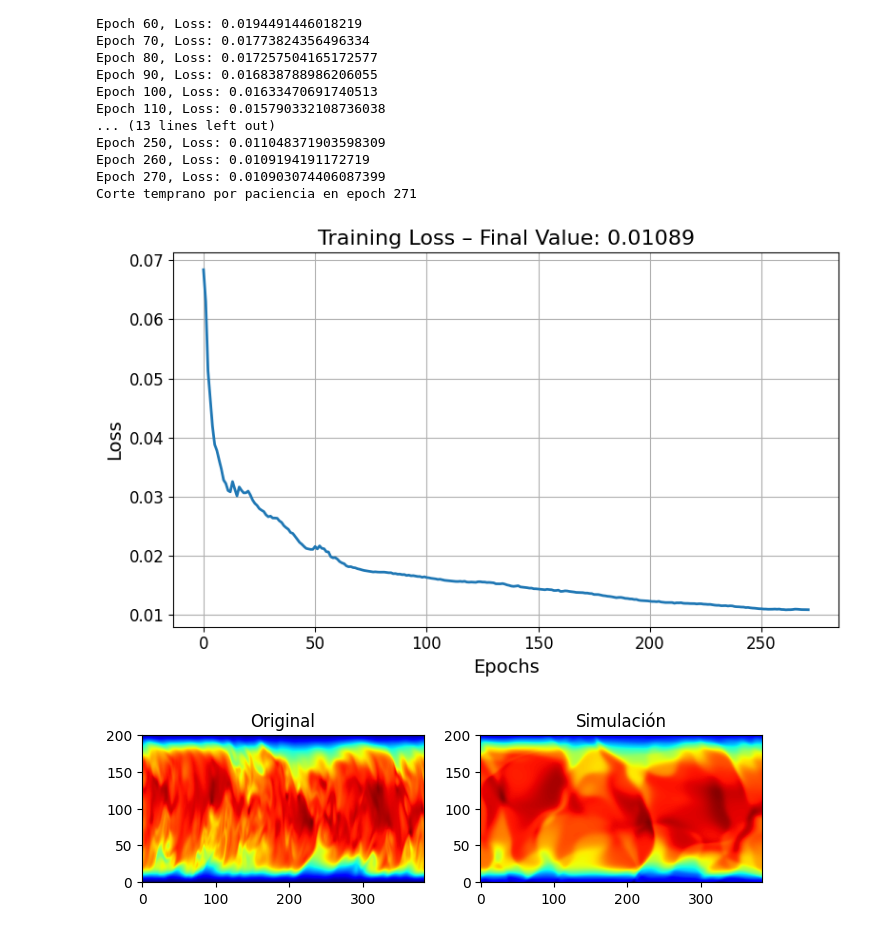
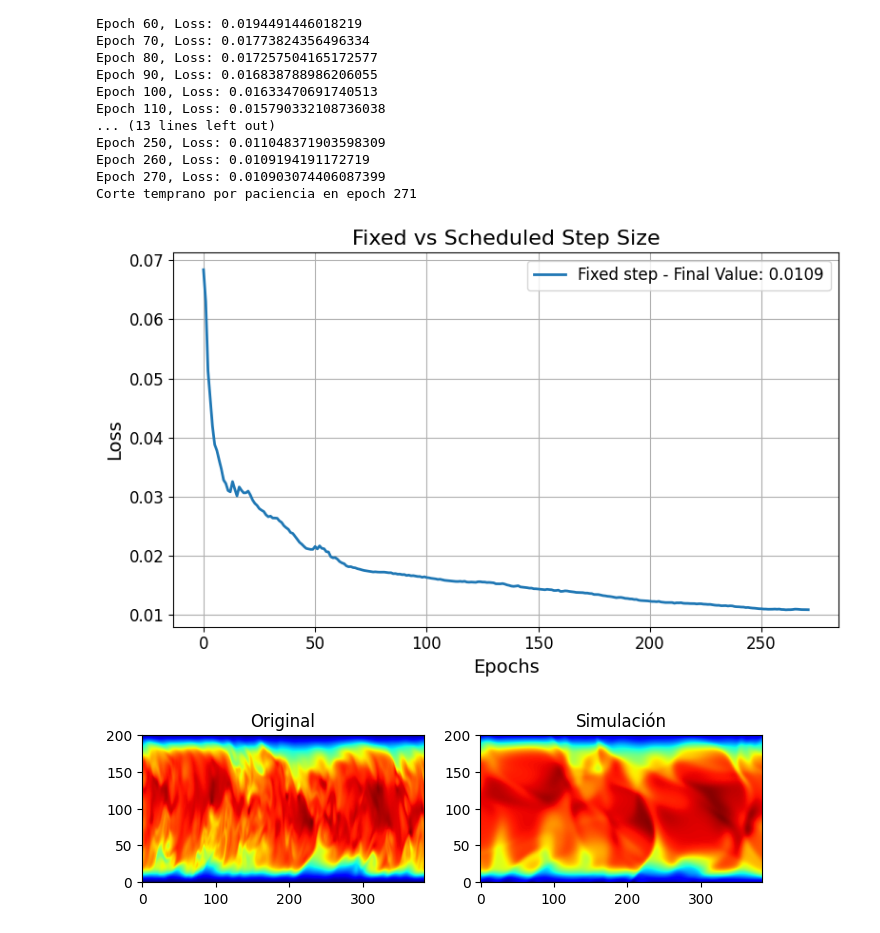
Before and after one commit to vms10/tp_optimizacion, a Jupyter notebook: prueba_funcion_entrenamiento.ipynb, the cells around one changed output. Cells and saved outputs as stored; diff of their text form; code cells hidden in the pictures.

Commit message:
avances finales domingo

```diff
--- a/prueba_funcion_entrenamiento.ipynb
+++ b/prueba_funcion_entrenamiento.ipynb
@@ -106,7 +116,7 @@ def train_model(
     use_scheduler=True,
     lr_decay=0.5,
     lr_patience=5,
-    min_step_size=1e-6
+    min_step_size=1e-6,
 ):
     # Inicializar red
     params = init_network_params(layer_sizes, rng_key)
@@ -125,7 +135,7 @@ def train_model(
     log_hessian = []
 
     # Early stopping y scheduler
-    best_loss = float('inf')
+    best_loss = float("inf")
     wait = 0
     lr_wait = 0  # contador separado para el scheduler
 
@@ -153,7 +163,9 @@ def train_model(
                 old_step_size = step_size
                 step_size = max(min_step_size, step_size * lr_decay)
                 lr_wait = 0
-                print(f"Reduciendo step_size: {old_step_size:.5f} → {step_size:.5f} (epoch {epoch})")
+                print(
+                    f"Reduciendo step_size: {old_step_size:.5f} → {step_size:.5f} (epoch {epoch})"
+                )
 
         # Logging
         if epoch % 10 == 0 or epoch == num_epochs - 1:
@@ -161,8 +173,8 @@ def train_model(
             log_grads.append(grads)
             outputs, activations = batched_predict_with_activations(params, xx)
             log_activations.append(activations)
-            xi, yi = next(get_batches(xx, ff, bs=batch_size))
-            log_hessian.append(compute_hessian(params, xi, yi))
+            # xi, yi = next(get_batches(xx, ff, bs=batch_size))
+            log_hessian.append(compute_hessian(params, xx, ff))
             print(f"Epoch {epoch}, Loss: {train_loss:.5f}")
 
     return {
@@ -173,5 +185,5 @@ def train_model(
         "log_hessian": log_hessian,
         "final_epoch": epoch,
         "final_loss": train_loss.item(),
-        "final_step_size": step_size
+        "final_step_size": step_size,
     }
@@ -203,13 +224,16 @@ Epoch 30, Loss: 0.02485
 A mayor batch_size, suele hacer falta un learning_rate más alto.
 A menor batch_size, conviene un learning_rate más bajo.
 """
-results = train_model( num_epochs=400,
+
+results = train_model(
+    num_epochs=400,
     rng_key=random.key(65),
     batch_size=64,
     step_size=0.005,
     update=update_adam,
     patience=10,
-    tol_loss=1e-5)
+    tol_loss=1e-5,
+)
 # %% [output]
 Epoch 0, Loss: 0.06840823590755463
 Epoch 10, Loss: 0.032237760722637177
@@ -231,22 +257,27 @@ Corte temprano por paciencia en epoch 271
 # %%
 plt.figure(figsize=(8, 5))  # Tamaño del gráfico
 
-plt.plot(results["log_train"], label='Training Loss', linewidth=2)
+# plt.plot(results_con_scheduling["log_train"], label=f'Scheduling - Final Value: {results_con_scheduling["log_train"][-1]:.4f}', linewidth=2)
+plt.plot(
+    results["log_train"],
+    label=f'Fixed step - Final Value: {results["log_train"][-1]:.4f}',
+    linewidth=2,
+)
 
-plt.title(f'Training Loss – Final Value: {results["log_train"][-1]:.5f}', fontsize=16)
-plt.xlabel('Epochs', fontsize=14)
-plt.ylabel('Loss', fontsize=14)
+plt.title(f"Fixed vs Scheduled Step Size", fontsize=16)
+plt.xlabel("Epochs", fontsize=14)
+plt.ylabel("Loss", fontsize=14)
 
 plt.grid(True)
-#plt.legend(fontsize=12)
+plt.legend(fontsize=12)
 
 plt.xticks(fontsize=12)
 plt.yticks(fontsize=12)
 
 plt.tight_layout()
 plt.show()
 # %% [output]
-[figure, old version]
+[figure, new version]
 # %%
 fig, axes = plt.subplots(1, 2, figsize=(8, 3))
 
```
Also changed, not shown: parts of 33 cells of this notebook.
